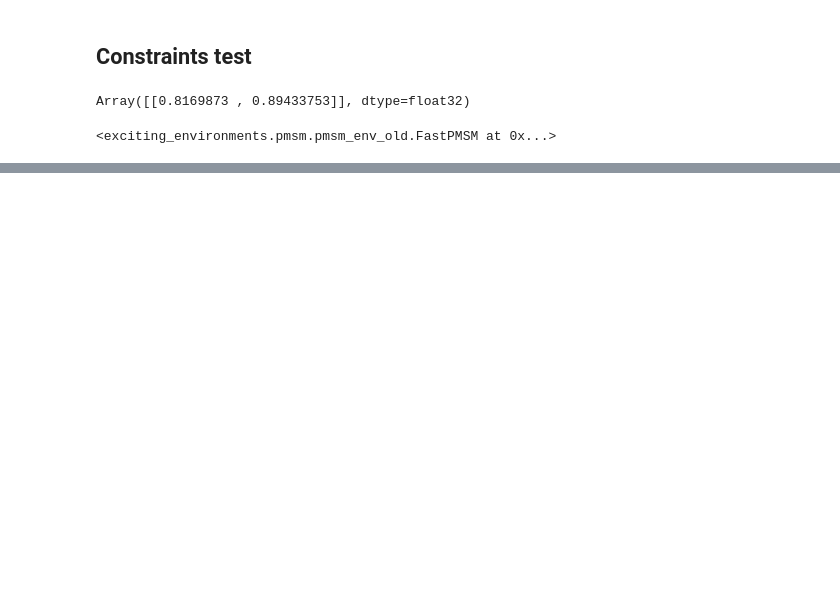
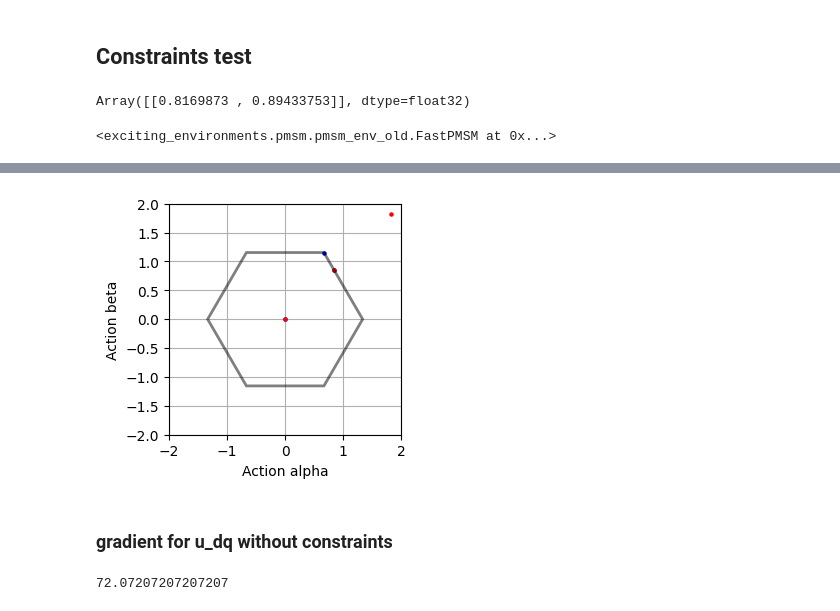
Before and after one commit to ExcitingSystems/exciting-environments, a Jupyter notebook: examples_own/5.2.pmsm_saturated.ipynb, the cells around one changed output, grey strips where cells are left out. Saved outputs shown, nothing was run; the diff lists cells and outputs as text; code cells hidden in the pictures; blank space fills up the shorter version.

```diff
--- a/examples_own/5.2.pmsm_saturated.ipynb
+++ b/examples_own/5.2.pmsm_saturated.ipynb
@@ -127,0 +219,7 @@ old_motor_env.apply_hex_constraint
+# %%
+ef=(jnp.argwhere(jnp.diff(gradient_diff_actions.reshape(-1)) != 0)).reshape(-1)
+acts_special=acts[ef].reshape(-1,2)
+acts_constraint=jax.vmap(new_motor_env.constraint_denormalization, in_axes=(0,None,None))(acts_special,motor_env_state,new_motor_env.env_properties)/266.666
+plot_hexagon_ad(acts_constraint,acts_special)
+# %% [output]
+[figure, added]
@@ -127,0 +231,6 @@ old_motor_env.apply_hex_constraint
+# %% [markdown]
+### gradient for u_dq without constraints
+# %%
+1/l_d * tau * u_max
+# %% [output]
+72.07207207207207
```
Also changed, not shown: parts of 23 cells of this notebook, 17 other files.
